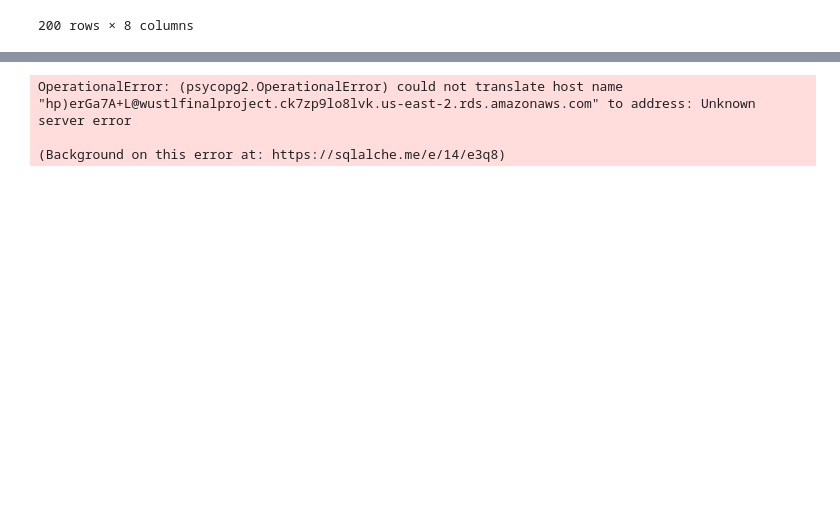
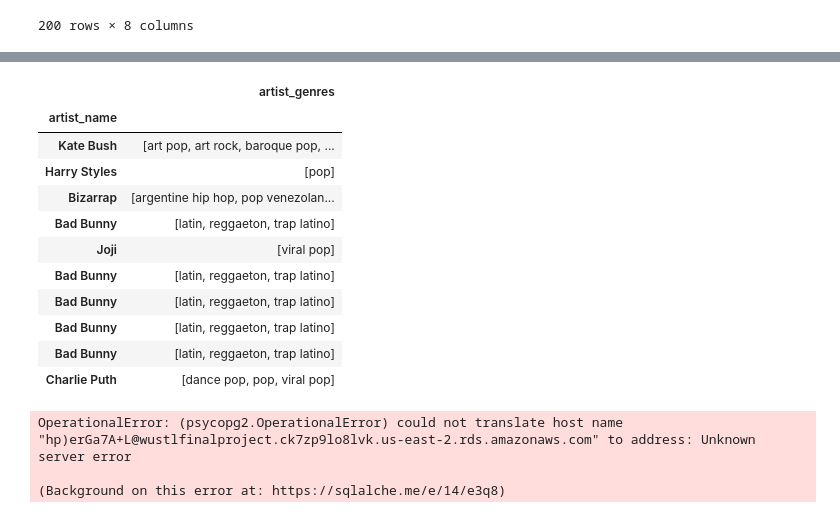
Before and after one commit to Azykan/Final-Project, a Jupyter notebook: source_code.ipynb, the cells around one changed output, grey strips where cells are left out. Drawn from its saved outputs; the diff is of its cells as text; code cells hidden in the pictures; blank space fills up the shorter version.

```diff
--- a/source_code.ipynb
+++ b/source_code.ipynb
@@ -318,0 +312,17 @@ artist genres: ['dance pop', 'edm', 'pop', 'pop dance', 'pop rap']
+# %%
+clean_artist_genre_df = artist_genre_df.set_index('artist_name')
+# %%
+clean_artist_genre_df.head(10)
+# %% [output]
+|  | artist_genres |
+| artist_name |  |
+| Kate Bush | [art pop, art rock, baroque pop, ... |
+| Harry Styles | [pop] |
+| Bizarrap | [argentine hip hop, pop venezolan... |
+| Bad Bunny | [latin, reggaeton, trap latino] |
+| Joji | [viral pop] |
+| Bad Bunny | [latin, reggaeton, trap latino] |
+| Bad Bunny | [latin, reggaeton, trap latino] |
+| Bad Bunny | [latin, reggaeton, trap latino] |
+| Bad Bunny | [latin, reggaeton, trap latino] |
+| Charlie Puth | [dance pop, pop, viral pop] |
```
Also changed, not shown: parts of 12 cells of this notebook, 3 other files.
